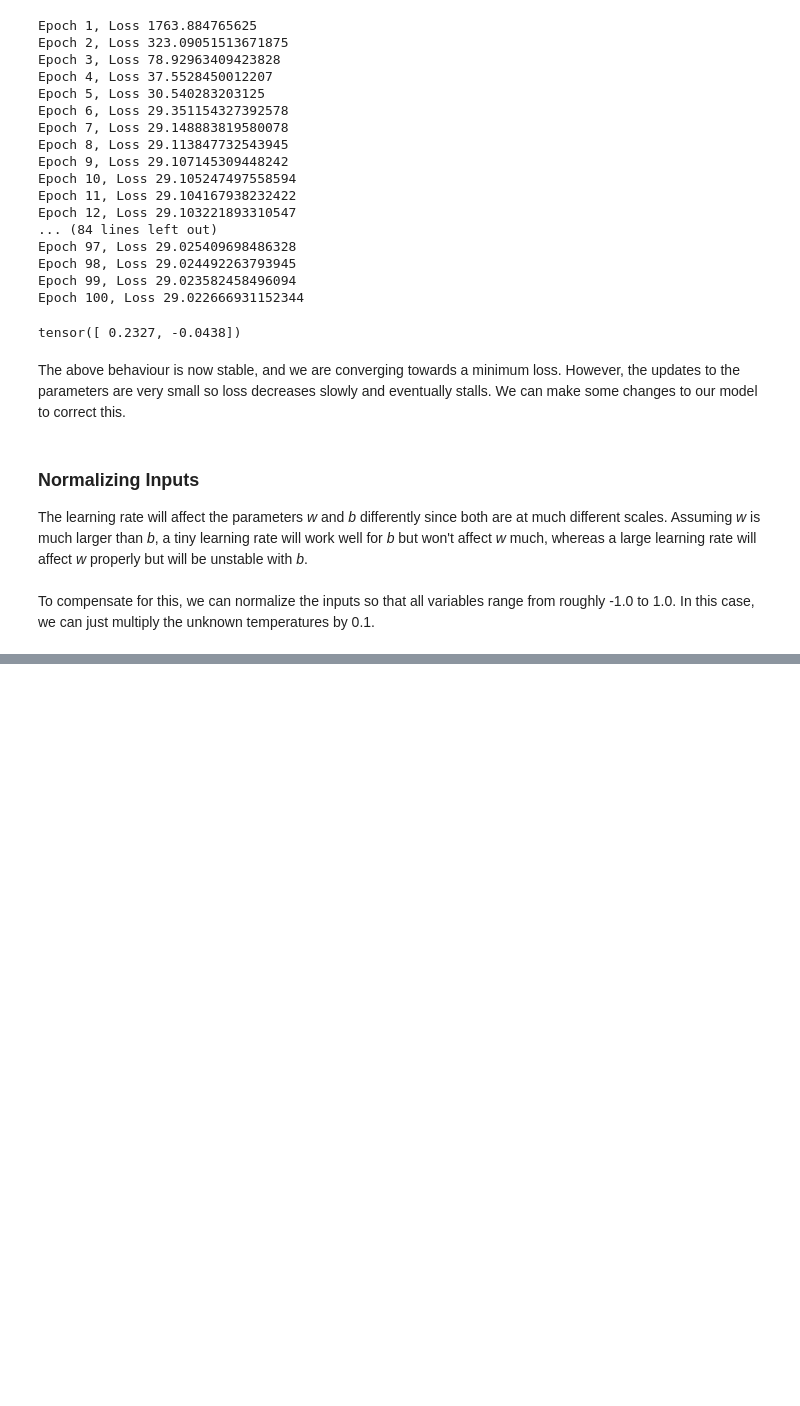
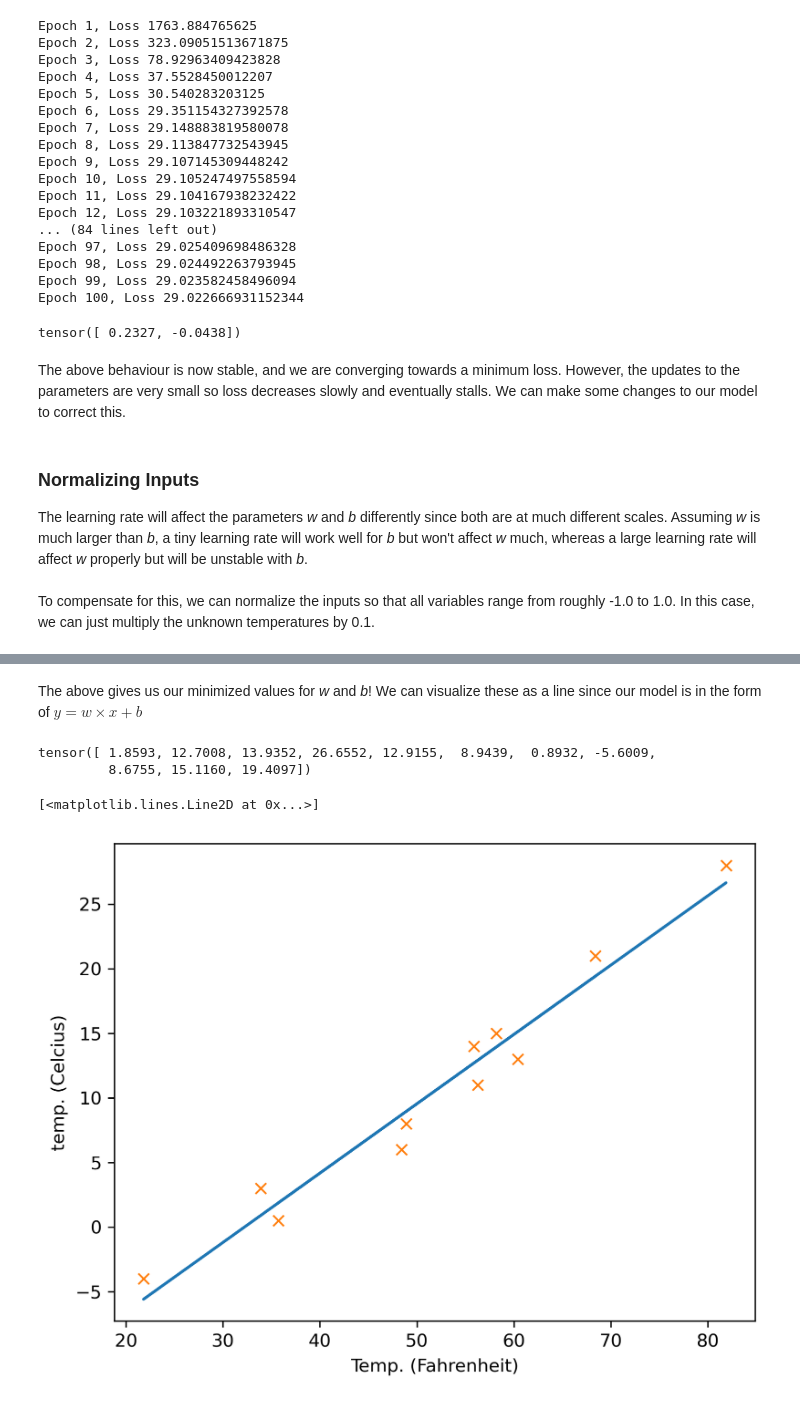
Before and after one commit to aarcThom/pytorch_learning, a Jupyter notebook: chap05/01_parameter_estimation.ipynb, the cells around one changed output, grey strips where cells are left out. Cells and saved outputs as stored; diff of their text form; code cells hidden in the pictures; blank space fills up the shorter version.

```diff
--- a/chap05/01_parameter_estimation.ipynb
+++ b/chap05/01_parameter_estimation.ipynb
@@ -214,0 +223,4 @@ To compensate for this, we can normalize the inputs so that all variables range
+# %%
+#bringing the unknown units closer to celcius
+t_u_norm = t_u * 0.1
+t_u_norm
@@ -214,0 +230,7 @@ To compensate for this, we can normalize the inputs so that all variables range
+# %%
+#trying out the training loop with the normalized unknown units
+minimized_params = training_loop(num_epochs=5000,
+                                learning_rate=1e-2,
+                                params=init_params,
+                                unknown_unit=t_u_norm,
+                                celcius=t_c)
@@ -214,0 +255,17 @@ To compensate for this, we can normalize the inputs so that all variables range
+# %% [markdown]
+The above gives us our minimized values for *w* and *b*! We can visualize these as a line since our model is in the form of $y = w\times x+b$
+# %%
+t_p = model(t_u_norm, *minimized_params) # getting the y values for the normalized unknown units
+t_p
+# %% [output]
+tensor([ 1.8593, 12.7008, 13.9352, 26.6552, 12.9155,  8.9439,  0.8932, -5.6009,
+         8.6755, 15.1160, 19.4097])
+# %%
+fig = plt.figure(dpi=300)
+plt.xlabel("Temp. (Fahrenheit)")
+plt.ylabel("temp. (Celcius)")
+plt.plot(t_u.numpy(), t_p.detach().numpy()) # plotting the line of our model
+plt.plot(t_u.numpy(), t_c.numpy(), 'x')
+# %% [output]
+[<matplotlib.lines.Line2D at 0x...>]
+[figure, added]
```
Also changed, not shown: parts of 3 cells of this notebook.
